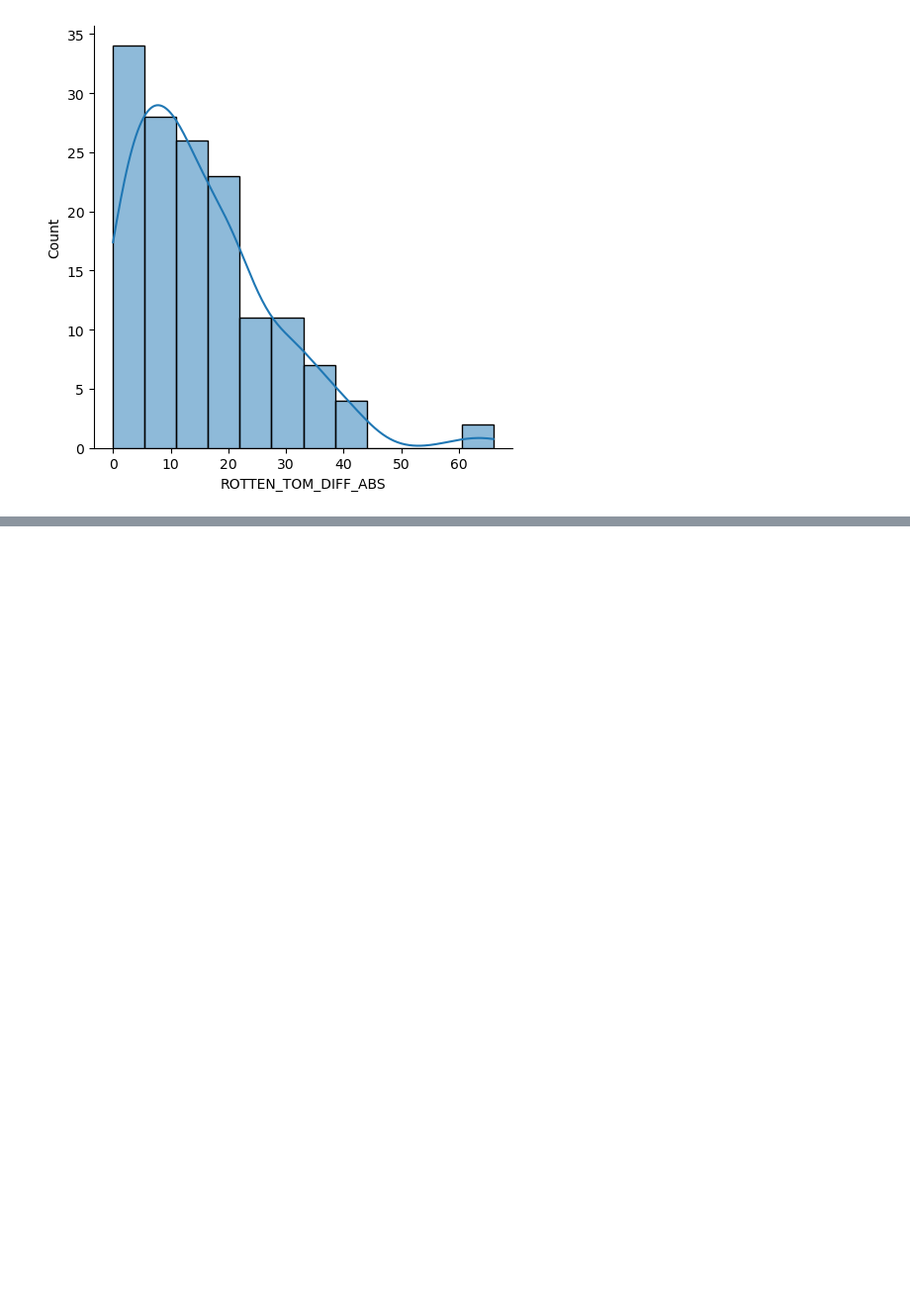
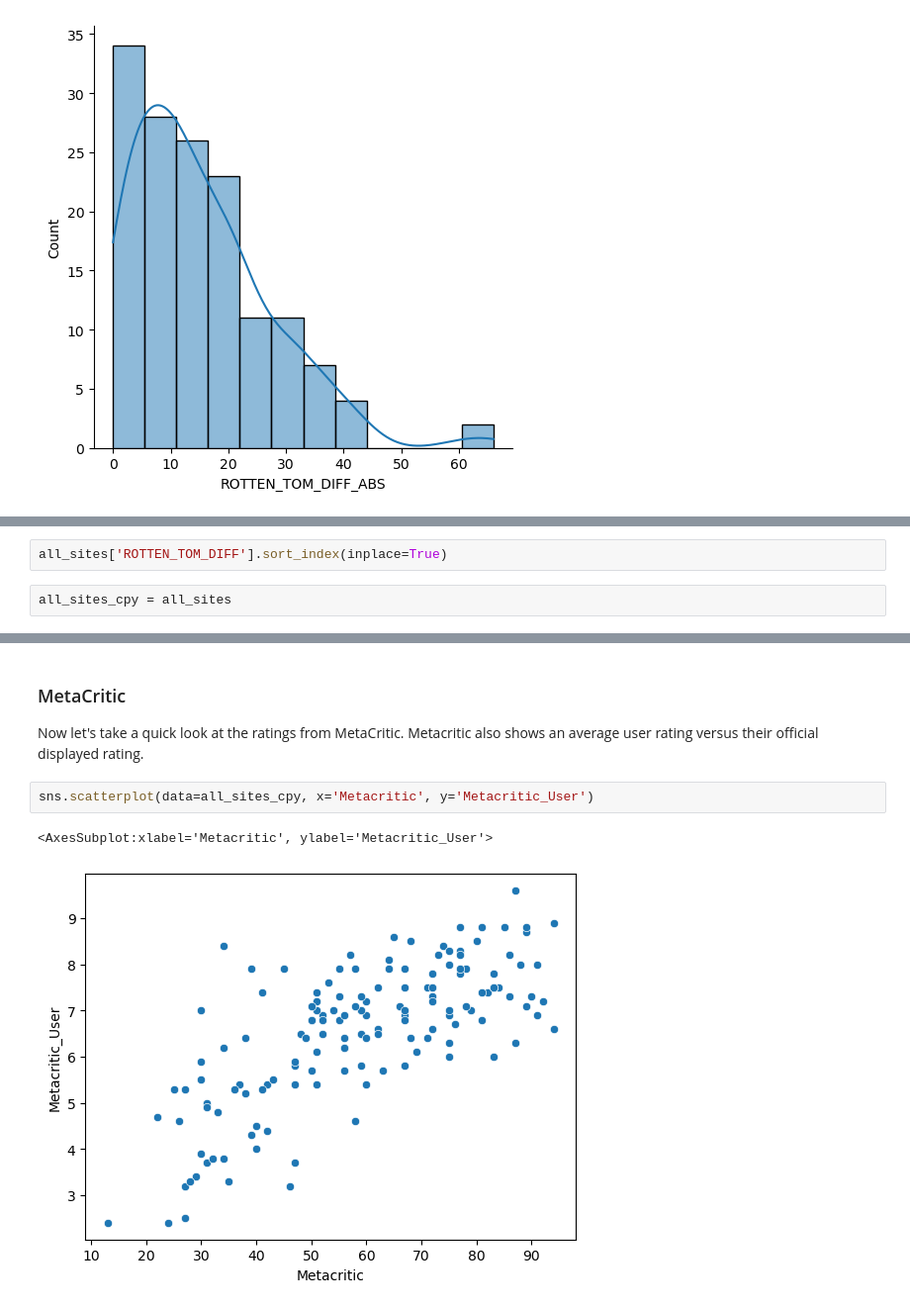
Before and after one commit to rohitcodism/ML-DS, a Jupyter notebook: Projects/Capstone-Project-1/capstone.ipynb, the cells around one changed output, grey strips where cells are left out. Shown at 99% size. Drawn from its saved outputs; the diff is of its cells as text; blank space fills up the shorter version.

```diff
--- a/Projects/Capstone-Project-1/capstone.ipynb
+++ b/Projects/Capstone-Project-1/capstone.ipynb
@@ -247,0 +248,4 @@ KeyError: "None of [Int64Index([-66, -61, -42, -42, -39, -38, -37, -37, -36, -34
+# %%
+all_sites['ROTTEN_TOM_DIFF'].sort_index(inplace=True)
+# %%
+all_sites_cpy = all_sites
@@ -247,0 +270,9 @@ KeyError: "None of [Int64Index([-66, -61, -42, -42, -39, -38, -37, -37, -36, -34
+# %% [markdown]
+### MetaCritic
+
+Now let's take a quick look at the ratings from MetaCritic. Metacritic also shows an average user rating versus their official displayed rating.
+# %%
+sns.scatterplot(data=all_sites_cpy, x='Metacritic', y='Metacritic_User')
+# %% [output]
+<AxesSubplot:xlabel='Metacritic', ylabel='Metacritic_User'>
+[figure, added]
```
Also changed, not shown: parts of 15 cells of this notebook.
